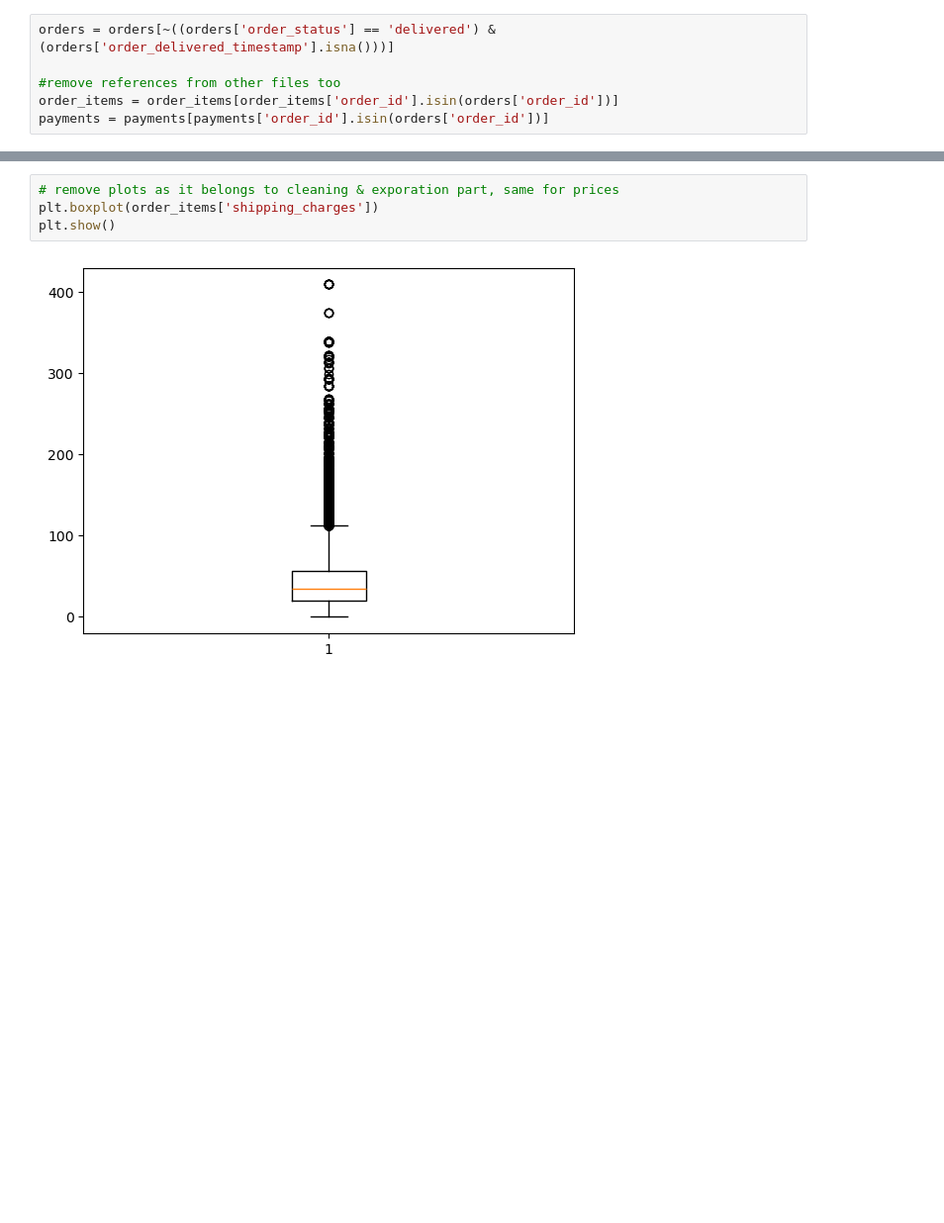
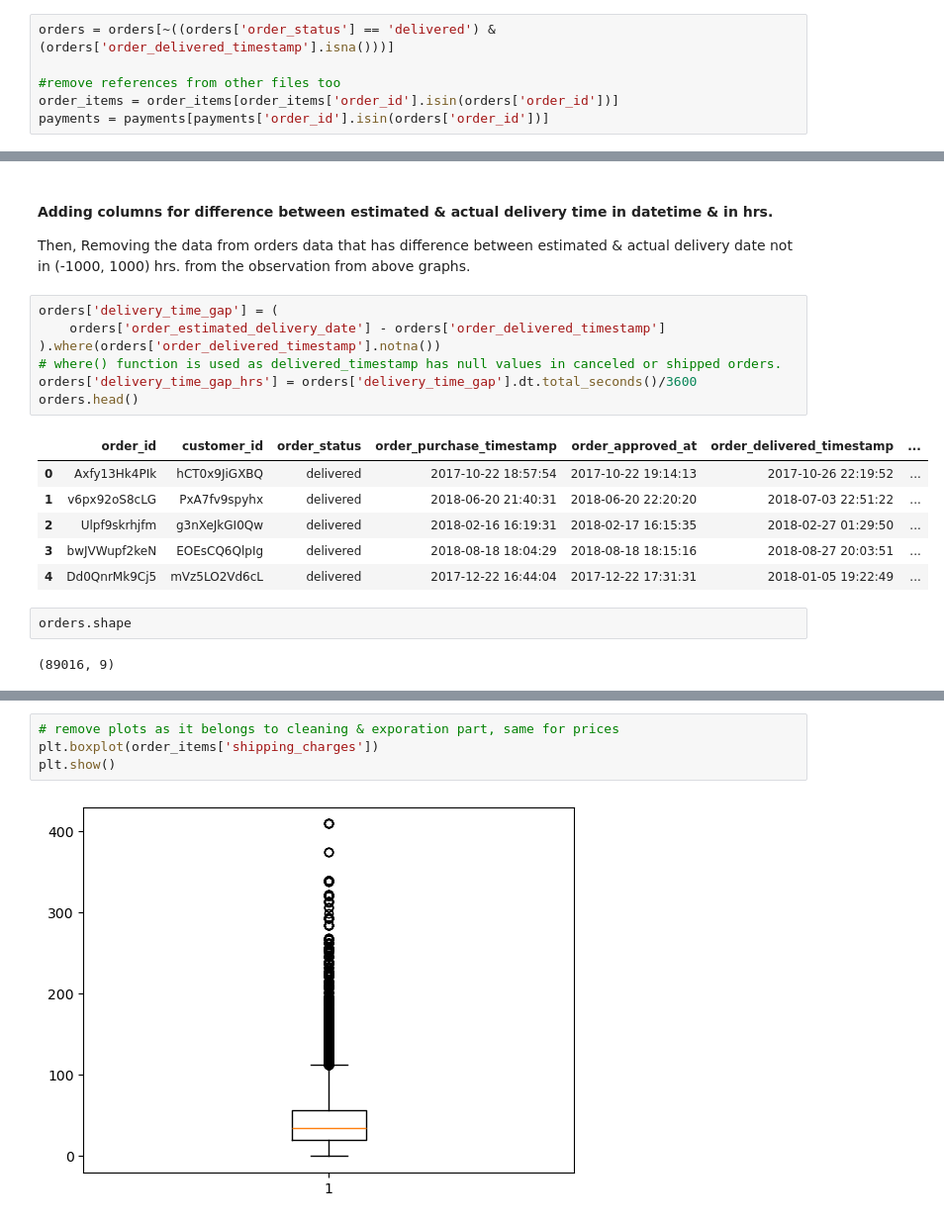
Before and after one commit to JatinY459/ecommerce-data-analysis, a Jupyter notebook: notebooks/02_data_cleaning.ipynb, the cells around one changed output, grey strips where cells are left out. Shown: that part at 99% size. Cells and saved outputs as stored; diff of their text form; blank space fills up the shorter version.

```diff
--- a/notebooks/02_data_cleaning.ipynb
+++ b/notebooks/02_data_cleaning.ipynb
@@ -153,0 +209,22 @@ plt.show()
+# %% [markdown]
+#### Adding columns for difference between estimated & actual delivery time in datetime & in hrs.
+Then, Removing the data from orders data that has difference between estimated & actual delivery date not in (-1000, 1000) hrs.
+from the observation from above graphs.
+# %%
+orders['delivery_time_gap'] = (
+    orders['order_estimated_delivery_date'] - orders['order_delivered_timestamp']
+).where(orders['order_delivered_timestamp'].notna())
+# where() function is used as delivered_timestamp has null values in canceled or shipped orders.
+orders['delivery_time_gap_hrs'] = orders['delivery_time_gap'].dt.total_seconds()/3600
+orders.head()
+# %% [output]
+|  | order_id | customer_id | order_status | order_purchase_timestamp | order_approved_at | order_delivered_timestamp | ... |
+| 0 | Axfy13Hk4PIk | hCT0x9JiGXBQ | delivered | 2017-10-22 18:57:54 | 2017-10-22 19:14:13 | 2017-10-26 22:19:52 | ... |
+| 1 | v6px92oS8cLG | PxA7fv9spyhx | delivered | 2018-06-20 21:40:31 | 2018-06-20 22:20:20 | 2018-07-03 22:51:22 | ... |
+| 2 | Ulpf9skrhjfm | g3nXeJkGI0Qw | delivered | 2018-02-16 16:19:31 | 2018-02-17 16:15:35 | 2018-02-27 01:29:50 | ... |
+| 3 | bwJVWupf2keN | EOEsCQ6QlpIg | delivered | 2018-08-18 18:04:29 | 2018-08-18 18:15:16 | 2018-08-27 20:03:51 | ... |
+| 4 | Dd0QnrMk9Cj5 | mVz5LO2Vd6cL | delivered | 2017-12-22 16:44:04 | 2017-12-22 17:31:31 | 2018-01-05 19:22:49 | ... |
+# %%
+orders.shape
+# %% [output]
+(89016, 9)
```
Also changed, not shown: parts of 21 cells of this notebook, 1 other file.
